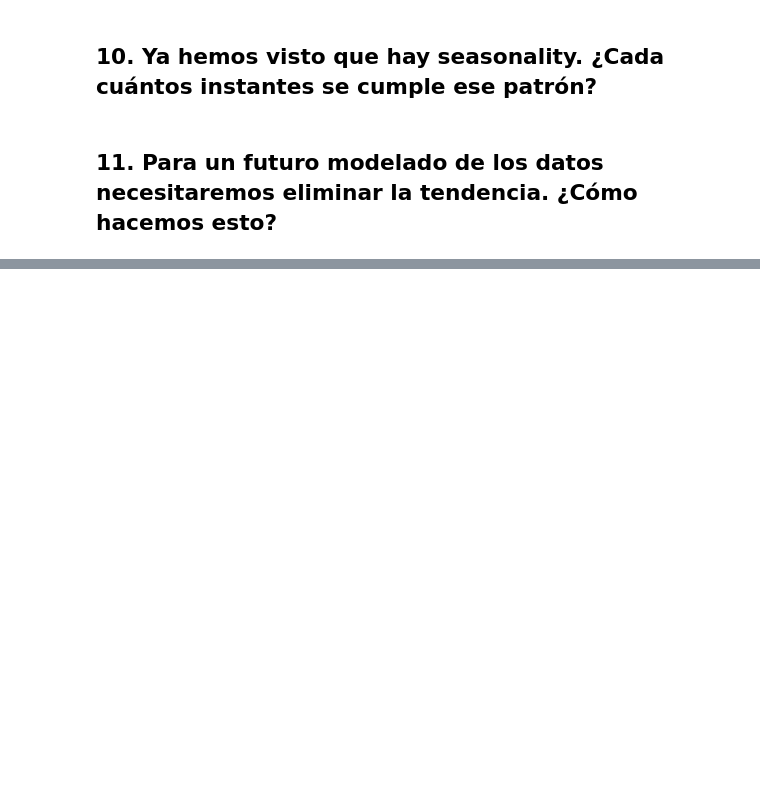
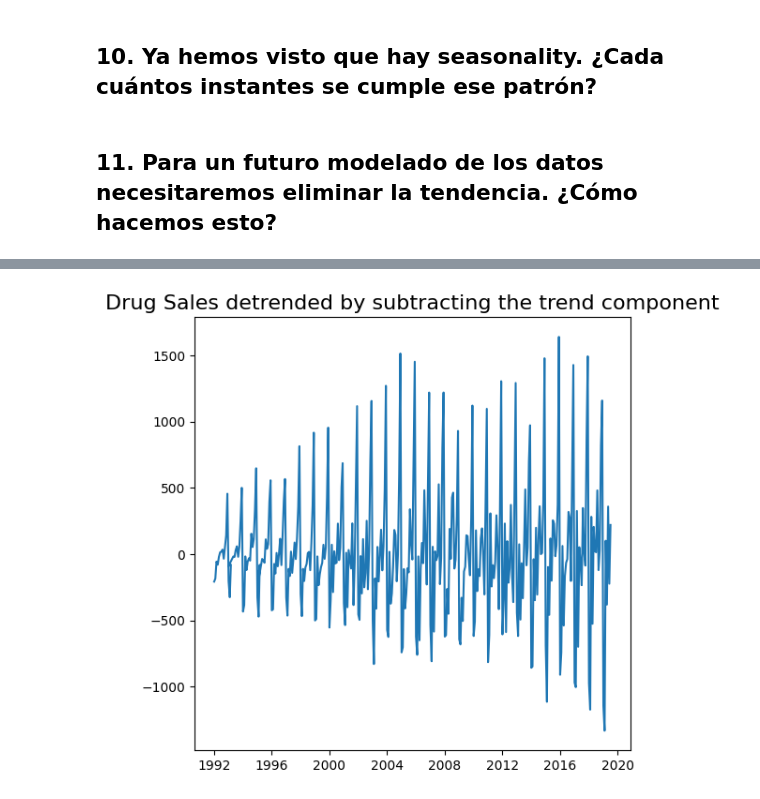
Before and after one commit to josemanuelgonzalezfornell/Machine_Learning, a Jupyter notebook: 3-Time_Series/ejercicios/1_ejercicio time series analysis.ipynb, the cells around one changed output, grey strips where cells are left out. Cells and saved outputs as stored; diff of their text form; code cells hidden in the pictures; blank space fills up the shorter version.

```diff
--- a/3-Time_Series/ejercicios/1_ejercicio time series analysis.ipynb
+++ b/3-Time_Series/ejercicios/1_ejercicio time series analysis.ipynb
@@ -188,0 +210,6 @@ result_add.plot();
+# %%
+detrended = df["furniture_price_adjusted"].values - result_mul.trend
+plt.plot(detrended)
+plt.title('Drug Sales detrended by subtracting the trend component', fontsize=16);
+# %% [output]
+[figure, added]
```
Also changed, not shown: parts of 7 cells of this notebook.
